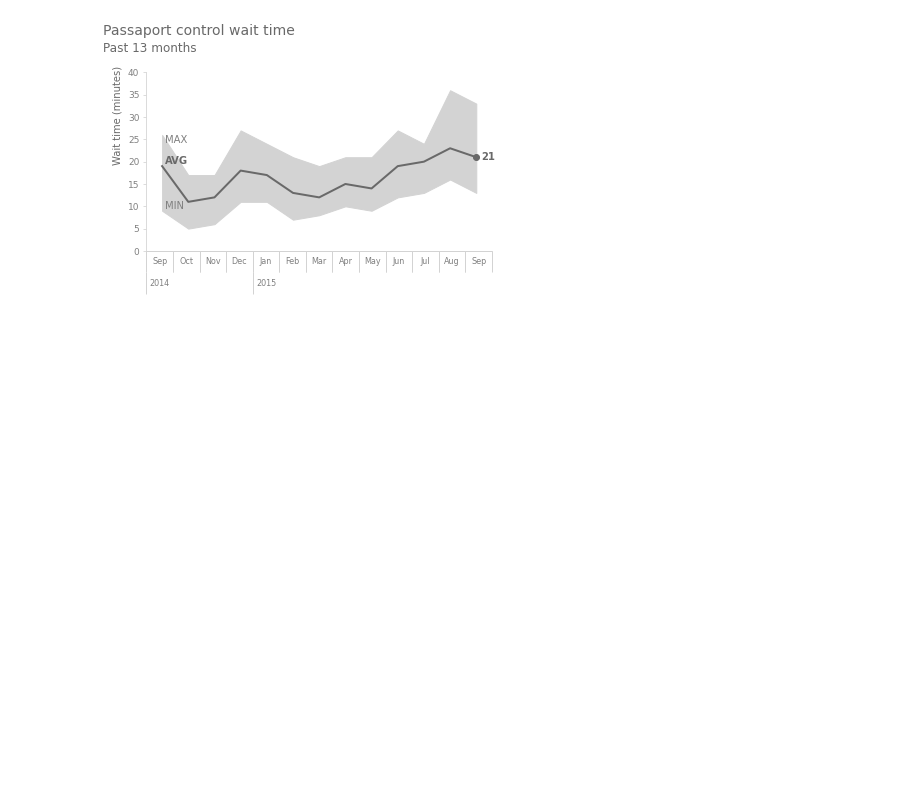
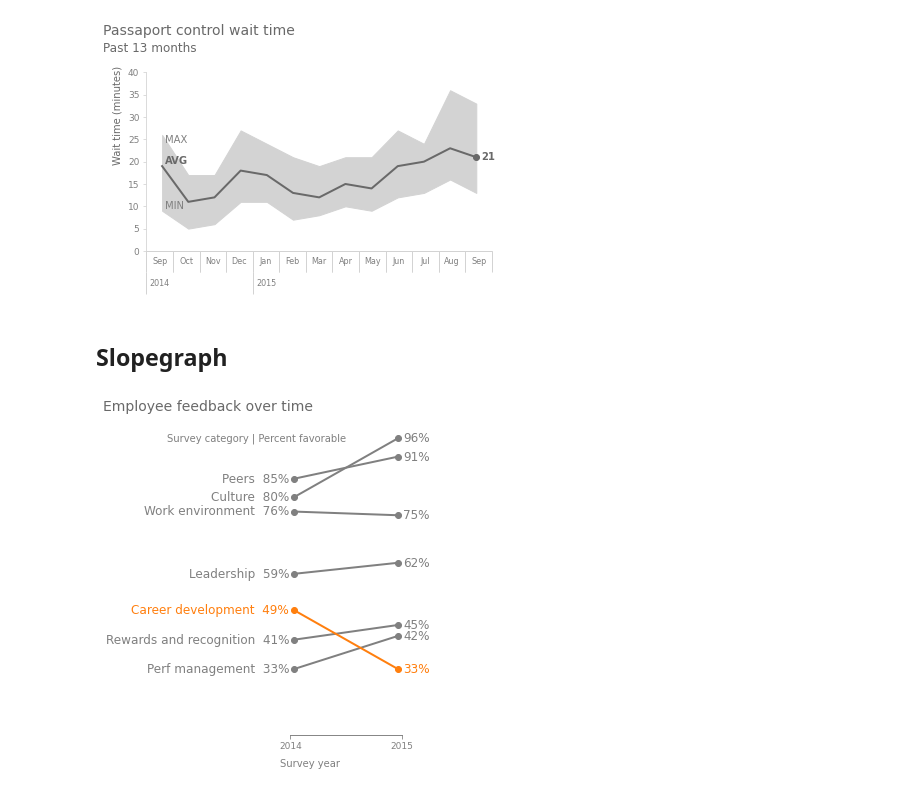
Before and after one commit to amandinhame/data-visualization-cookbook, a Jupyter notebook: matplotlib/storytelling_with_data.ipynb, the cells around one changed output. Drawn from its saved outputs; the diff is of its cells as text; code cells hidden in the pictures; blank space fills up the shorter version.

Commit message:
Add slopegraph to storytelling with data

```diff
--- a/matplotlib/storytelling_with_data.ipynb
+++ b/matplotlib/storytelling_with_data.ipynb
@@ -546,3 +546,83 @@ ax.tick_params(color=palette['light_grey'], labelcolor=palette['grey'], labelsiz
 plt.show()
 # %% [output]
 [figure]
+# %% [markdown]
+## Slopegraph
+# %%
+import matplotlib.pyplot as plt
+import pandas as pd
+import numpy as np
+
+%matplotlib inline
+
+# Data
+data = [['Peers', 85, 91], ['Culture', 80, 96], ['Work environment', 76, 75], ['Leadership', 59, 62],
+       ['Rewards and recognition', 41, 45], ['Perf management', 33, 42], ['Career development', 49, 33]]
+
+cols = ['category', '2014', '2015']
+df = pd.DataFrame(data, columns=cols)
+
+# Colors
+palette = {
+    'grey': 'grey',
+    'dark_grey': 'dimgrey',
+    'orange': 'tab:orange'
+}
+
+# Plot
+fig, (ax1, ax, ax2) = plt.subplots(1, 3, sharey=True, figsize=(5.2, 6), gridspec_kw={'width_ratios': [5, 3, 1]})
+
+fig.subplots_adjust(left=0.05, top=0.92, bottom=0.2, right=0.95, wspace=0.01)
+
+for r in range(len(data)):
+    color = 'orange' if r == 6 else 'grey'
+
+    ax.plot(cols[1:], df.iloc[r][1:], color=palette[color], linewidth=2)
+    ax.scatter(cols[1:], df.iloc[r][1:], color=palette[color])
+
+    ax1.text(1, df.iloc[r][1], df.iloc[r][0] + '  ' + str(df.iloc[r][1]) + '%', va='center', ha='right',
+             color=palette[color], fontsize=12)
+
+    ax2.text(0, df.iloc[r][2], str(df.iloc[r][2]) + '%', va='center', ha='left', color=palette[color],
+            fontsize=12)
+
+# Texts
+fig.text(0.05, 0.95, 'Employee feedback over time', color=palette['dark_grey'], fontsize=14)
+fig.text(0.22, 0.88, 'Survey category | Percent favorable', color=palette['grey'], fontsize=10, zorder=2)
+
+# # Axes
+for s in ax1.spines.values():
+    s.set_visible(False)
+
+for s in ax2.spines.values():
+    s.set_visible(False)
+
+ax.spines['top'].set_visible(False)
+ax.spines['left'].set_visible(False)
+ax.spines['right'].set_visible(False)
+
+ax.spines['bottom'].set_color(palette['dark_grey'])
+
+ax.set_alpha(0.5)
+
+ax.set_xlim(-0.04, 1.04)
+ax.set_ylim(15, 100)
+
+ax.set_xticks([-0.04, 1.04])
+ax.set_xticklabels(cols[1:])
+
+ax.get_yaxis().set_visible(False)
+
+ax1.get_xaxis().set_visible(False)
+ax1.get_yaxis().set_visible(False)
+
+ax2.get_xaxis().set_visible(False)
+ax2.get_yaxis().set_visible(False)
+
+ax.tick_params(color=palette['grey'], labelcolor=palette['grey'], labelsize=9)
+
+ax.set_xlabel('Survey year', x=0.18, y=0.1, color=palette['grey'], labelpad=8)
+
+plt.show()
+# %% [output]
+[figure, added]
```
Also changed, not shown: parts of 1 cell of this notebook.
